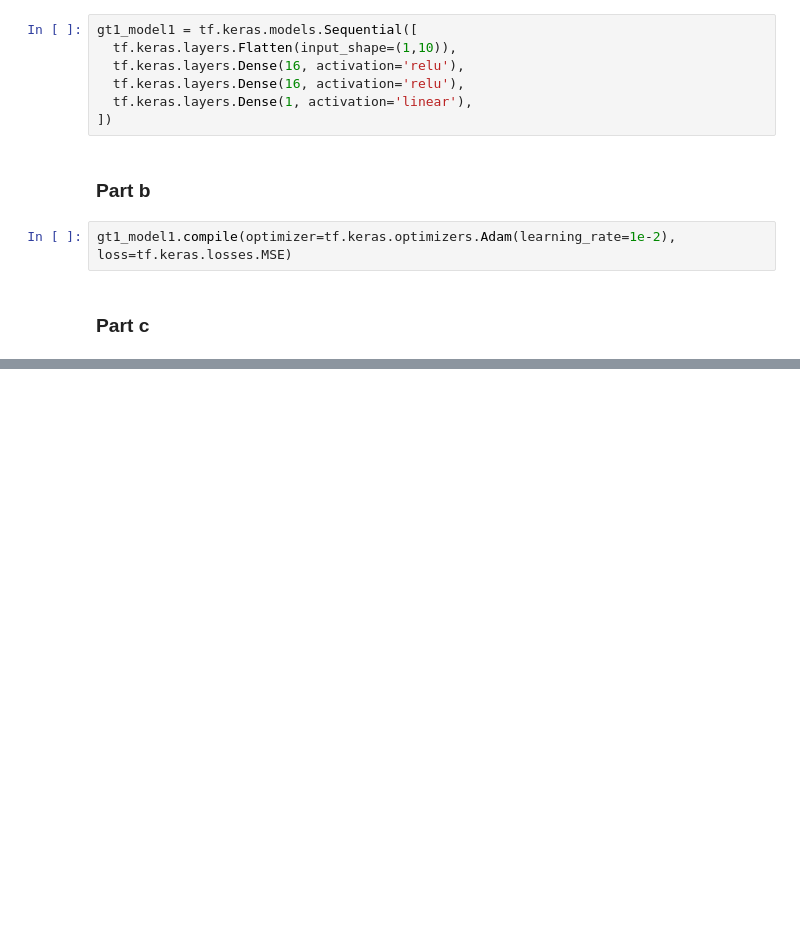
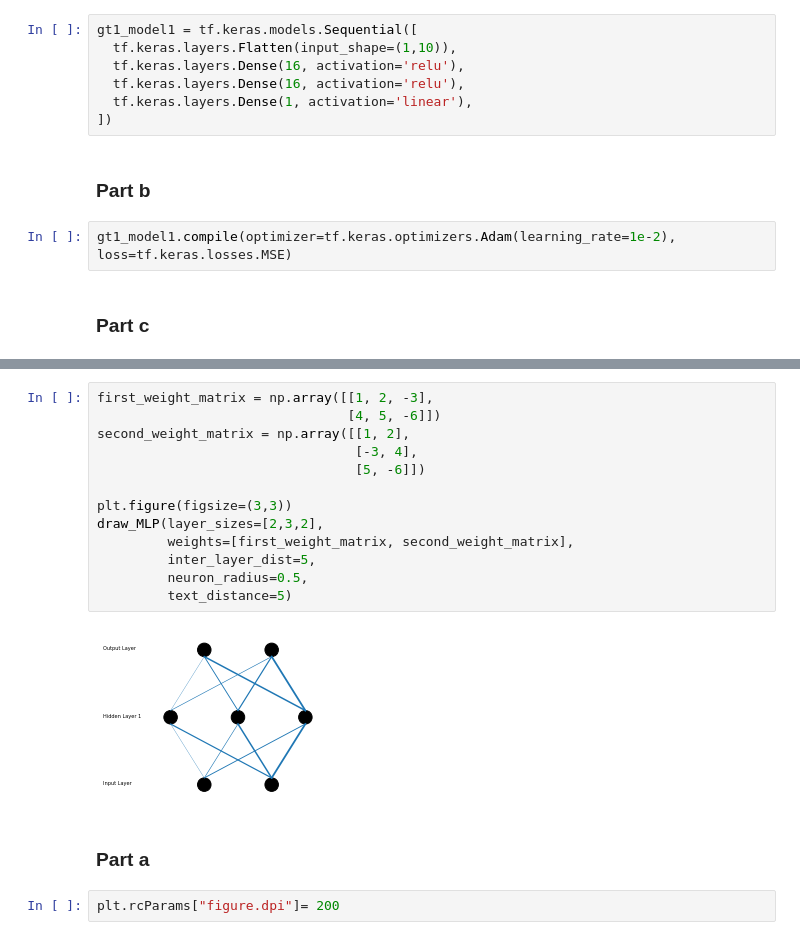
Before and after one commit to anaconda121/Deep-Learning, a Jupyter notebook: Tensorflow/Regression_Mini_Project.ipynb, the cells around one changed output, grey strips where cells are left out. Drawn from its saved outputs; the diff is of its cells as text; blank space fills up the shorter version.

```diff
--- a/Tensorflow/Regression_Mini_Project.ipynb
+++ b/Tensorflow/Regression_Mini_Project.ipynb
@@ -82,0 +183,19 @@ Epoch 100/100
+# %%
+first_weight_matrix = np.array([[1, 2, -3],
+                                [4, 5, -6]])
+second_weight_matrix = np.array([[1, 2],
+                                 [-3, 4],
+                                 [5, -6]])
+
+plt.figure(figsize=(3,3))
+draw_MLP(layer_sizes=[2,3,2],
+         weights=[first_weight_matrix, second_weight_matrix],
+         inter_layer_dist=5,
+         neuron_radius=0.5,
+         text_distance=5)
+# %% [output]
+[figure, added]
+# %% [markdown]
+### Part a
+# %%
+plt.rcParams["figure.dpi"]= 200
```
Also changed, not shown: parts of 34 cells of this notebook.
